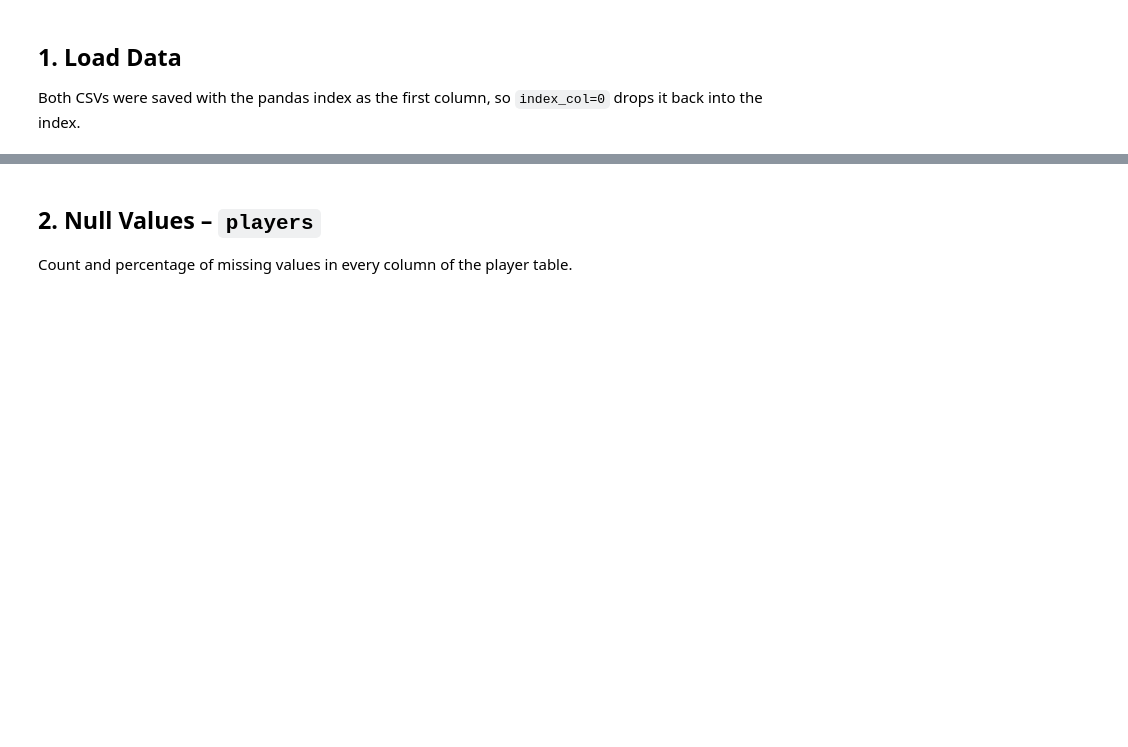
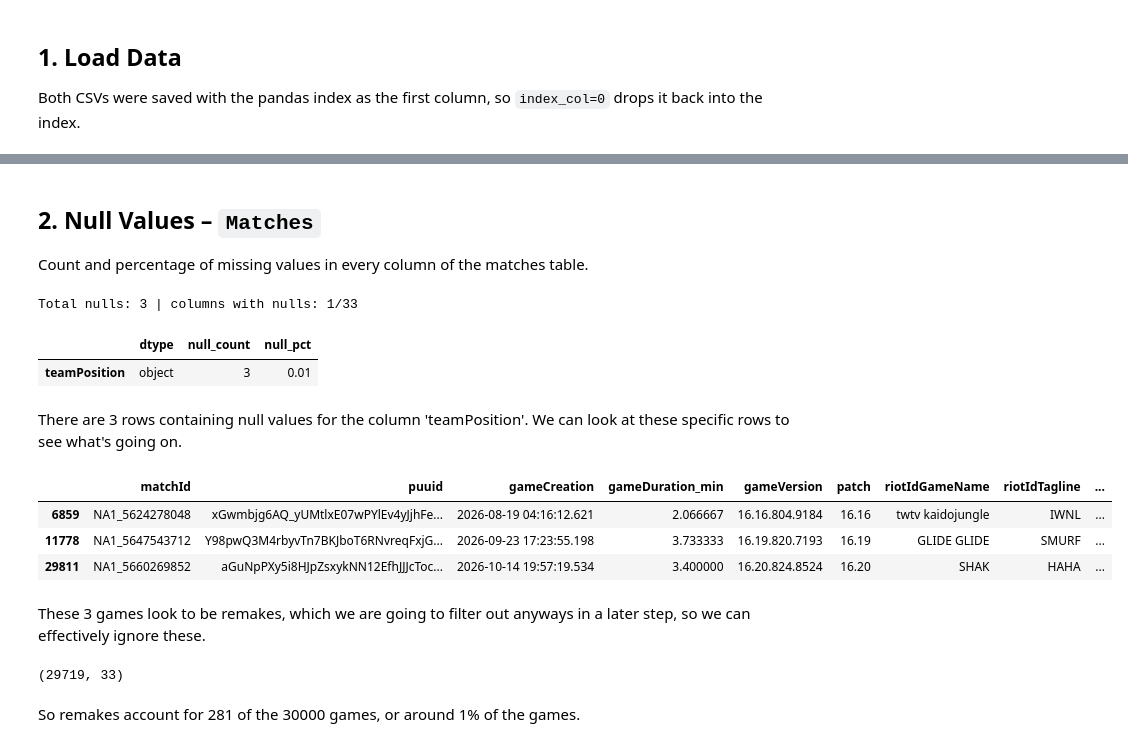
Before and after one commit to bzacharia999/Deep-dive-into-the-North-American-League-of-Legends-Challenger-League, a Jupyter notebook: notebooks/02_eda.ipynb, the cells around one changed output, grey strips where cells are left out. Drawn from its saved outputs; the diff is of its cells as text; code cells hidden in the pictures; blank space fills up the shorter version.

```diff
--- a/notebooks/02_eda.ipynb
+++ b/notebooks/02_eda.ipynb
@@ -38,12 +55,28 @@ matches.head()
 # %% [markdown]
-## 2. Null Values – `players`
-Count and percentage of missing values in every column of the player table.
+## 2. Null Values – `Matches`
+Count and percentage of missing values in every column of the matches table.
 # %%
-player_nulls = pd.DataFrame({
-    "dtype": players.dtypes,
-    "null_count": players.isna().sum(),
-    "null_pct": (players.isna().mean() * 100).round(2),
+matches_nulls = pd.DataFrame({
+    "dtype": matches.dtypes,
+    "null_count": matches.isna().sum(),
+    "null_pct": (matches.isna().mean() * 100).round(2),
 })
 
-print(f"Total nulls: {player_nulls.null_count.sum()} | columns with nulls: {(player_nulls.null_count > 0).sum()}/{len(player_nulls)}")
-player_nulls
+print(f"Total nulls: {matches_nulls.null_count.sum()} | columns with nulls: {(matches_nulls.null_count > 0).sum()}/{len(matches_nulls)}")
+matches_nulls
+matches_nulls[matches_nulls["null_count"] > 0]
+# %% [output]
+Total nulls: 3 | columns with nulls: 1/33
+|  | dtype | null_count | null_pct |
+| teamPosition | object | 3 | 0.01 |
+# %% [markdown]
+There are 3 rows containing null values for the column 'teamPosition'. We can look at these specific rows to see what's going on.
+# %%
+matches[matches['teamPosition'].isna()]
+# %% [output]
+|  | matchId | puuid | gameCreation | gameDuration_min | gameVersion | patch | riotIdGameName | riotIdTagline | ... |
+| 6859 | NA1_5624278048 | xGwmbjg6AQ_yUMtlxE07wPYlEv4yJjhFe... | 2026-08-19 04:16:12.621 | 2.066667 | 16.16.804.9184 | 16.16 | twtv kaidojungle | IWNL | ... |
+| 11778 | NA1_5647543712 | Y98pwQ3M4rbyvTn7BKJboT6RNvreqFxjG... | 2026-09-23 17:23:55.198 | 3.733333 | 16.19.820.7193 | 16.19 | GLIDE GLIDE | SMURF | ... |
+| 29811 | NA1_5660269852 | aGuNpPXy5i8HJpZsxykNN12EfhJJJcToc... | 2026-10-14 19:57:19.534 | 3.400000 | 16.20.824.8524 | 16.20 | SHAK | HAHA | ... |
+# %% [markdown]
+These 3 games look to be remakes, which we are going to filter out anyways in a later step, so we can effectively ignore these.
@@ -49,0 +85,6 @@ player_nulls
+# %%
+matches.shape
+# %% [output]
+(29719, 33)
+# %% [markdown]
+So remakes account for 281 of the 30000 games, or around 1% of the games.
```
Also changed, not shown: parts of 13 cells of this notebook.
